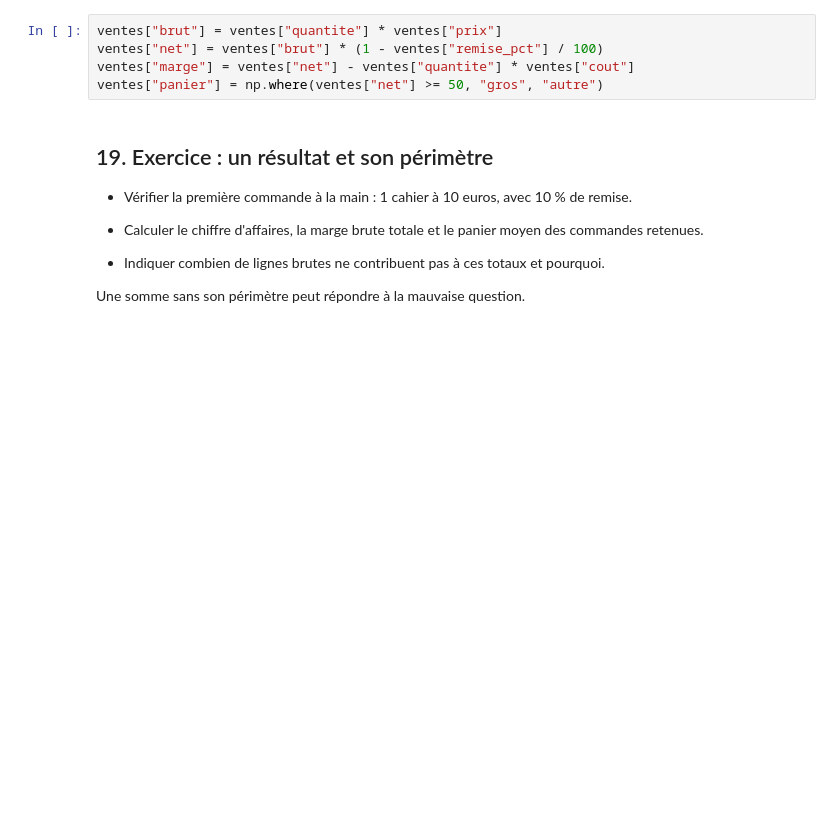
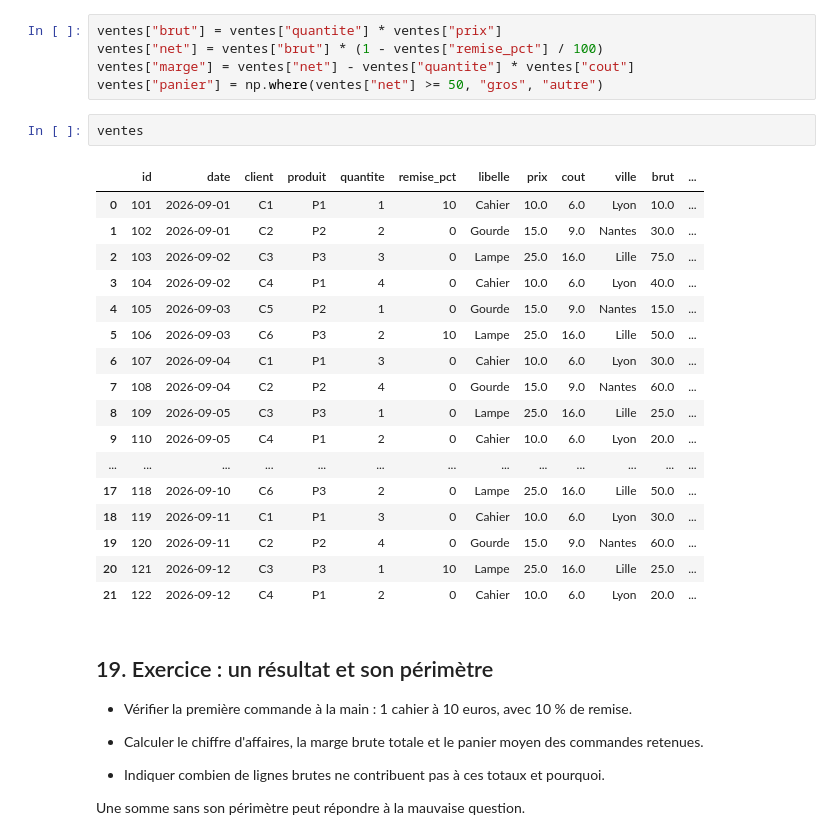
Before and after one commit to BechirTr/python-for-data-science-course, a Jupyter notebook: TD-TP/chapitre_07/chapitre_07_pandas.ipynb, the cells around one changed output. Drawn from its saved outputs; the diff is of its cells as text; blank space fills up the shorter version.

```diff
--- a/TD-TP/chapitre_07/chapitre_07_pandas.ipynb
+++ b/TD-TP/chapitre_07/chapitre_07_pandas.ipynb
@@ -325,6 +559,26 @@ ventes["brut"] = ventes["quantite"] * ventes["prix"]
 ventes["net"] = ventes["brut"] * (1 - ventes["remise_pct"] / 100)
 ventes["marge"] = ventes["net"] - ventes["quantite"] * ventes["cout"]
 ventes["panier"] = np.where(ventes["net"] >= 50, "gros", "autre")
+# %%
+ventes
+# %% [output]
+|  | id | date | client | produit | quantite | remise_pct | libelle | prix | cout | ville | brut | ... |
+| 0 | 101 | 2026-09-01 | C1 | P1 | 1 | 10 | Cahier | 10.0 | 6.0 | Lyon | 10.0 | ... |
+| 1 | 102 | 2026-09-01 | C2 | P2 | 2 | 0 | Gourde | 15.0 | 9.0 | Nantes | 30.0 | ... |
+| 2 | 103 | 2026-09-02 | C3 | P3 | 3 | 0 | Lampe | 25.0 | 16.0 | Lille | 75.0 | ... |
+| 3 | 104 | 2026-09-02 | C4 | P1 | 4 | 0 | Cahier | 10.0 | 6.0 | Lyon | 40.0 | ... |
+| 4 | 105 | 2026-09-03 | C5 | P2 | 1 | 0 | Gourde | 15.0 | 9.0 | Nantes | 15.0 | ... |
+| 5 | 106 | 2026-09-03 | C6 | P3 | 2 | 10 | Lampe | 25.0 | 16.0 | Lille | 50.0 | ... |
+| 6 | 107 | 2026-09-04 | C1 | P1 | 3 | 0 | Cahier | 10.0 | 6.0 | Lyon | 30.0 | ... |
+| 7 | 108 | 2026-09-04 | C2 | P2 | 4 | 0 | Gourde | 15.0 | 9.0 | Nantes | 60.0 | ... |
+| 8 | 109 | 2026-09-05 | C3 | P3 | 1 | 0 | Lampe | 25.0 | 16.0 | Lille | 25.0 | ... |
+| 9 | 110 | 2026-09-05 | C4 | P1 | 2 | 0 | Cahier | 10.0 | 6.0 | Lyon | 20.0 | ... |
+| ... | ... | ... | ... | ... | ... | ... | ... | ... | ... | ... | ... | ... |
+| 17 | 118 | 2026-09-10 | C6 | P3 | 2 | 0 | Lampe | 25.0 | 16.0 | Lille | 50.0 | ... |
+| 18 | 119 | 2026-09-11 | C1 | P1 | 3 | 0 | Cahier | 10.0 | 6.0 | Lyon | 30.0 | ... |
+| 19 | 120 | 2026-09-11 | C2 | P2 | 4 | 0 | Gourde | 15.0 | 9.0 | Nantes | 60.0 | ... |
+| 20 | 121 | 2026-09-12 | C3 | P3 | 1 | 10 | Lampe | 25.0 | 16.0 | Lille | 25.0 | ... |
+| 21 | 122 | 2026-09-12 | C4 | P1 | 2 | 0 | Cahier | 10.0 | 6.0 | Lyon | 20.0 | ... |
 # %% [markdown]
 ## 19. Exercice : un résultat et son périmètre
 
```
Also changed, not shown: parts of 43 cells of this notebook, 11 other files.
